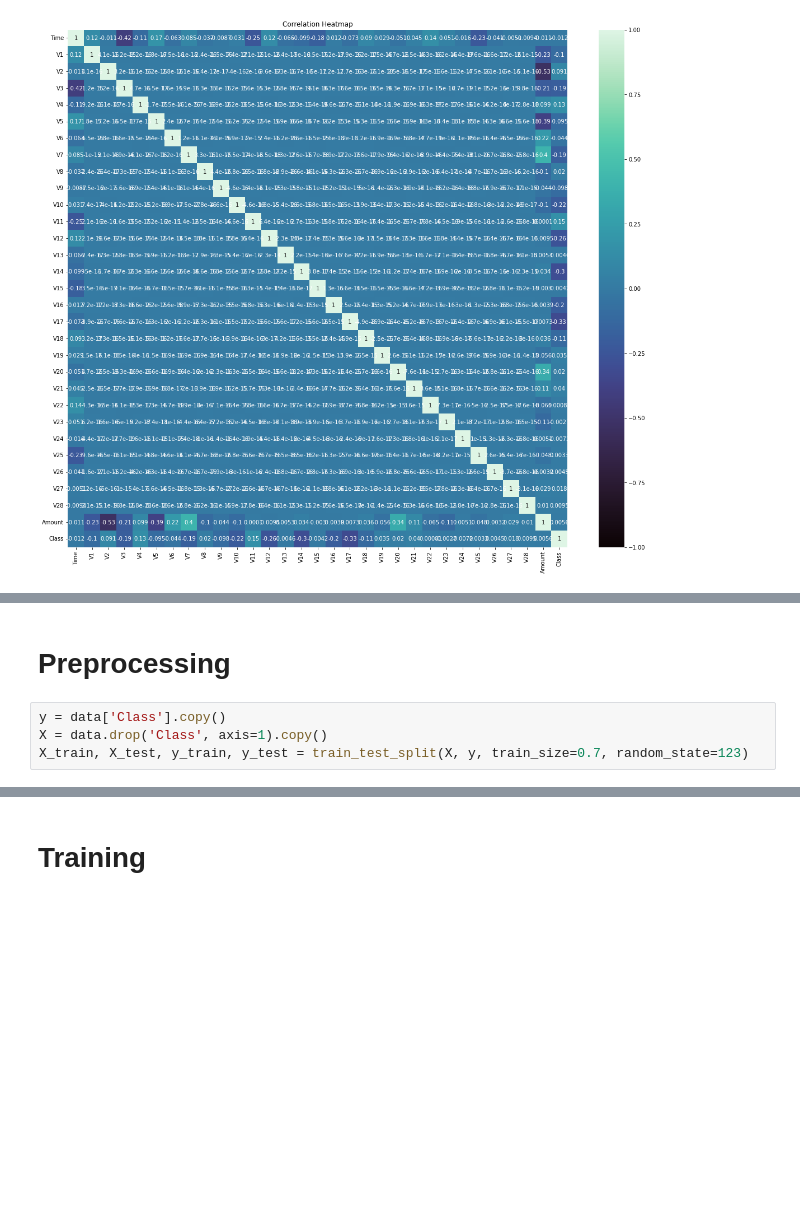
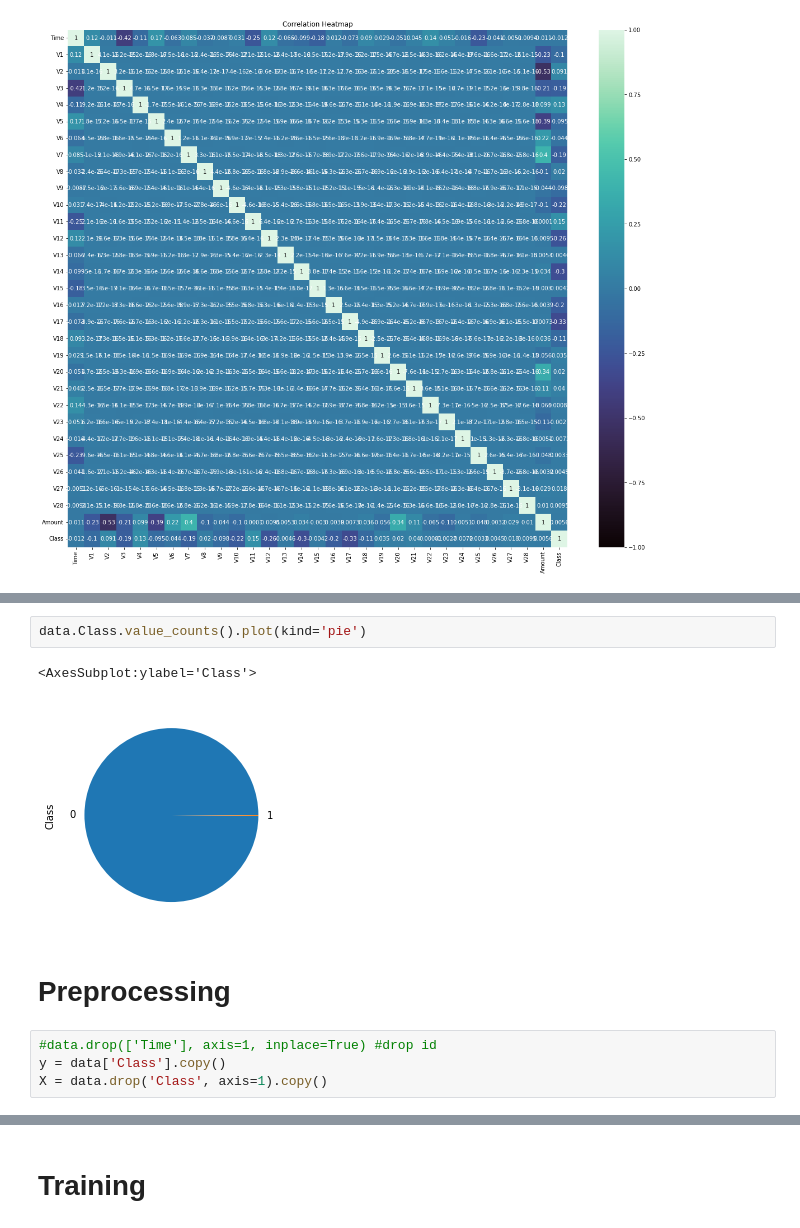
Before and after one commit to Kenneth-Privaldos/Credit-card-fraud-detection-, a Jupyter notebook: fraud-detection-credit-card.ipynb, the cells around one changed output, grey strips where cells are left out. Cells and saved outputs as stored; diff of their text form; blank space fills up the shorter version.

```diff
--- a/fraud-detection-credit-card.ipynb
+++ b/fraud-detection-credit-card.ipynb
@@ -69,6 +143,11 @@ plt.show()
+# %%
+data.Class.value_counts().plot(kind='pie')
+# %% [output]
+<AxesSubplot:ylabel='Class'>
+[figure, added]
 # %% [markdown]
 # Preprocessing
 # %%
+#data.drop(['Time'], axis=1, inplace=True) #drop id
 y = data['Class'].copy()
 X = data.drop('Class', axis=1).copy()
-X_train, X_test, y_train, y_test = train_test_split(X, y, train_size=0.7, random_state=123)
```
Also changed, not shown: parts of 28 cells of this notebook.
